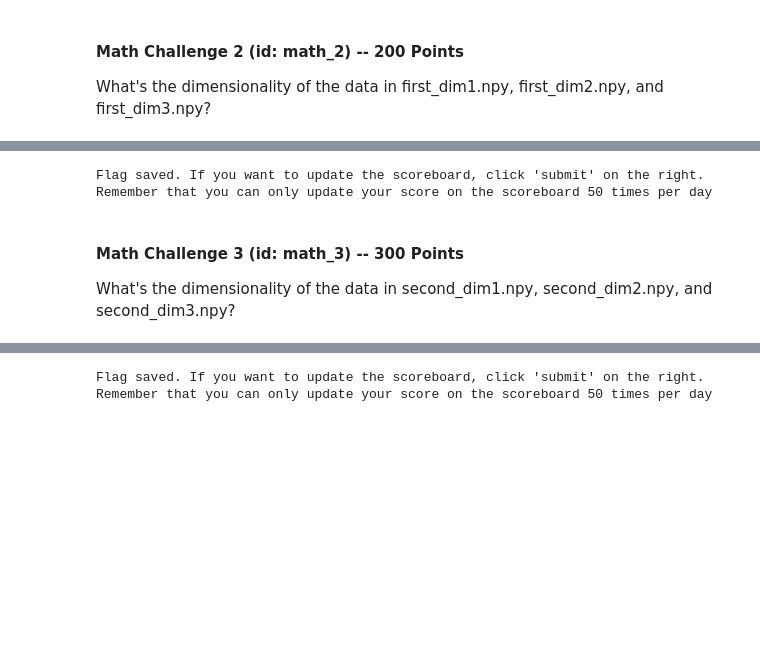
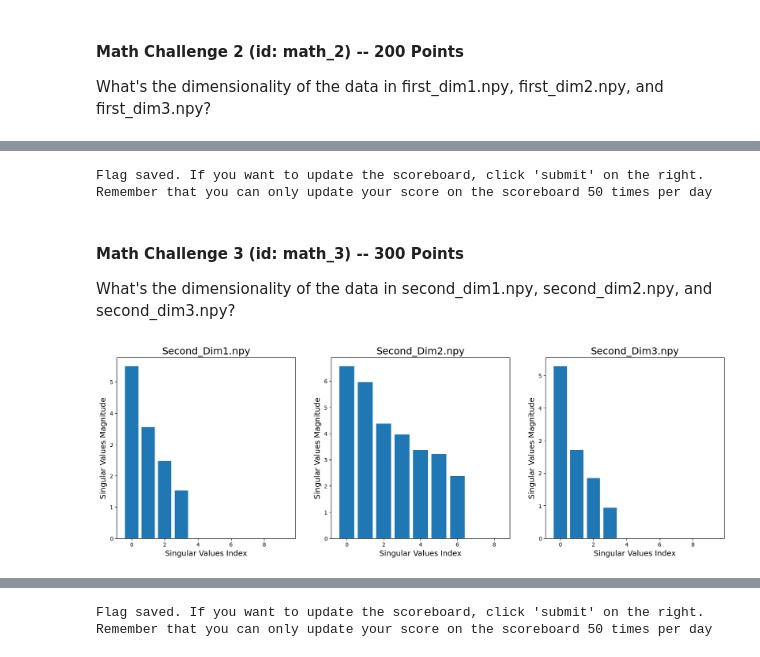
Before and after one commit to anubhavde/jubilant-robot-hacker, a Jupyter notebook: submission.ipynb, the cells around one changed output, grey strips where cells are left out. Drawn from its saved outputs; the diff is of its cells as text; code cells hidden in the pictures; blank space fills up the shorter version.

```diff
--- a/submission.ipynb
+++ b/submission.ipynb
@@ -224,7 +178,7 @@ Nice work. The flag is AH0B1IGHUMPRQRYMFMAN3QUQFL}EWIDOALBHKKR0PRTZJYULSB923JYAA
-# %%
-add_flag("math_2", "AH0B1IGHUMPRQRYMFMAN3QUQFL}EWIDOALBHKKR0PRTZJYULSB923JYAAXBM9VAYAFAQM3CQPDFCGRS4QGT2XCENUKRH57B7AB6T9B6M2BK4TTJZG{HDFSBTAFPRJC4E")
-# %% [output]
-Flag saved. If you want to update the scoreboard, click 'submit' on the right. Remember that you can only update your score on the scoreboard 50 times per day
+# %%
+add_flag("math_2", "Q0Z01MGMO6MW88A2RG9LDG0M5L}EZIBRJQVCS3WCNIT0OAZCTNBL6KHAA6PMFYTUAIBU6TMAKSFCEUTDZHICWG7RVHZHY255ACATFODMD848BC3S2{QK9R73A2BB6DDJ")
+# %% [output]
+Flag saved. If you want to update the scoreboard, click 'submit' on the right. Remember that you can only update your score on the scoreboard 50 times per day
 # %% [markdown]
 #### **Math Challenge 3 (id: math_3) -- 300 Points**
 
@@ -236,3 +186,20 @@ second_dim3 = np.load("/home/linux/Workspace/ai-village-ctf/math/second_dim3.npy
+# %%
+from sklearn.decomposition import PCA
+
+plt.figure(figsize=(20, 6))
+for k in range(1, 4):
+    x = np.load(f'/home/linux/Workspace/ai-village-ctf/math/second_dim{k}.npy')
+    pca = PCA()
+    pca.fit(x)
+    plt.subplot(1, 3, k)
+    plt.bar(np.arange(x.shape[1]), pca.singular_values_)
+    plt.title(f'Second_Dim{k}.npy', size=18)
+    plt.ylabel('Singular Values Magnitude', size=14)
+    plt.xlabel('Singular Values Index', size=14)
+
+plt.show()
+# %% [output]
+[figure, added]
 # %%
 try:
     r = requests.post("http://flags.fly.dev:5000/score",
```
Also changed, not shown: parts of 21 cells of this notebook.
